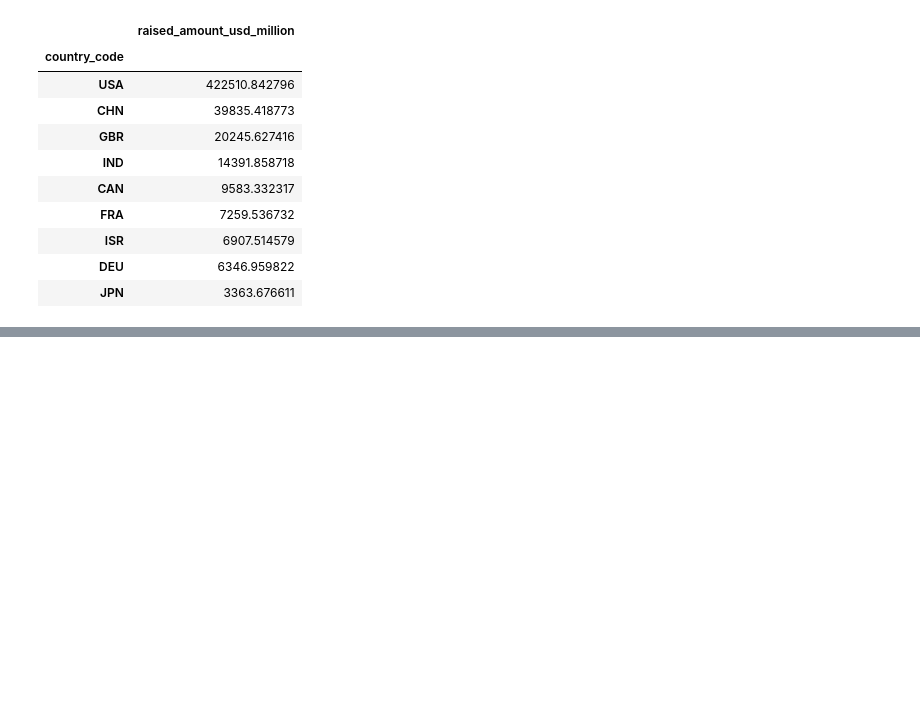
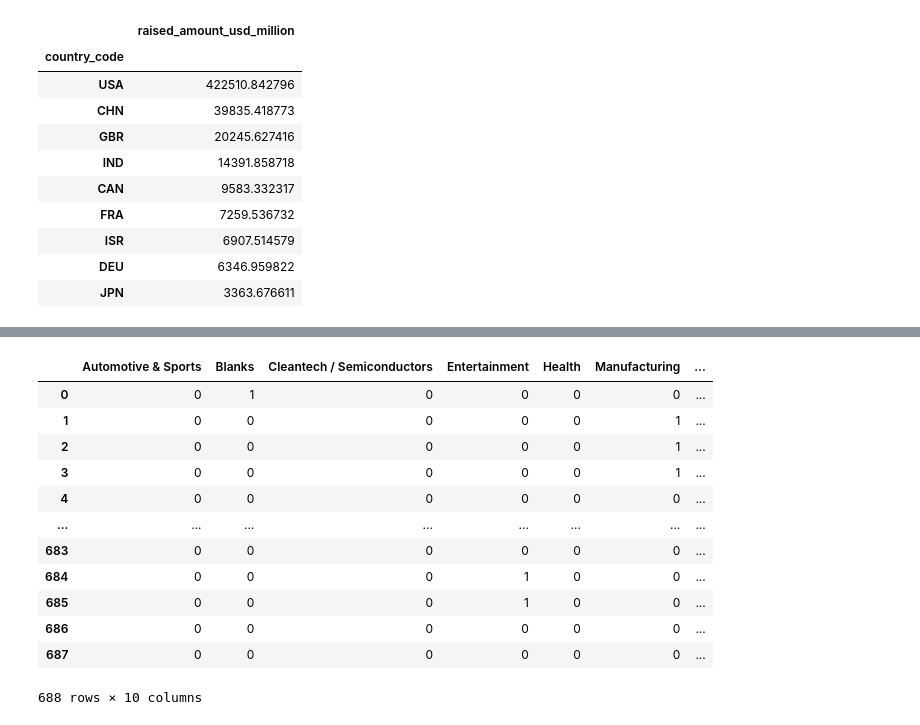
Before and after one commit to teerapat1739/multipurpose-jupyter-notebook, a Jupyter notebook: notebooks/Investment Assignment.ipynb, the cells around one changed output, grey strips where cells are left out. Cells and saved outputs as stored; diff of their text form; code cells hidden in the pictures; blank space fills up the shorter version.

```diff
--- a/notebooks/Investment Assignment.ipynb
+++ b/notebooks/Investment Assignment.ipynb
@@ -435,0 +575,16 @@ df_groupby_country_code.head(9)
+# %%
+df_mapping_for_find_main_sector
+# %% [output]
+|  | Automotive & Sports | Blanks | Cleantech / Semiconductors | Entertainment | Health | Manufacturing | ... |
+| 0 | 0 | 1 | 0 | 0 | 0 | 0 | ... |
+| 1 | 0 | 0 | 0 | 0 | 0 | 1 | ... |
+| 2 | 0 | 0 | 0 | 0 | 0 | 1 | ... |
+| 3 | 0 | 0 | 0 | 0 | 0 | 1 | ... |
+| 4 | 0 | 0 | 0 | 0 | 0 | 0 | ... |
+| ... | ... | ... | ... | ... | ... | ... | ... |
+| 683 | 0 | 0 | 0 | 0 | 0 | 0 | ... |
+| 684 | 0 | 0 | 0 | 1 | 0 | 0 | ... |
+| 685 | 0 | 0 | 0 | 1 | 0 | 0 | ... |
+| 686 | 0 | 0 | 0 | 0 | 0 | 0 | ... |
+| 687 | 0 | 0 | 0 | 0 | 0 | 0 | ... |
+688 rows × 10 columns
```
Also changed, not shown: parts of 56 cells of this notebook.
